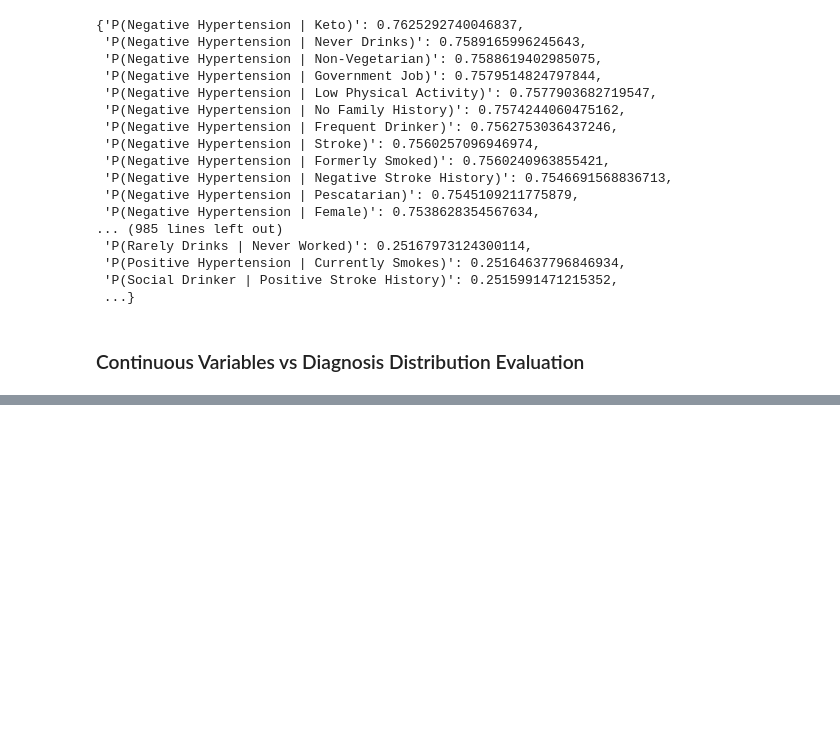
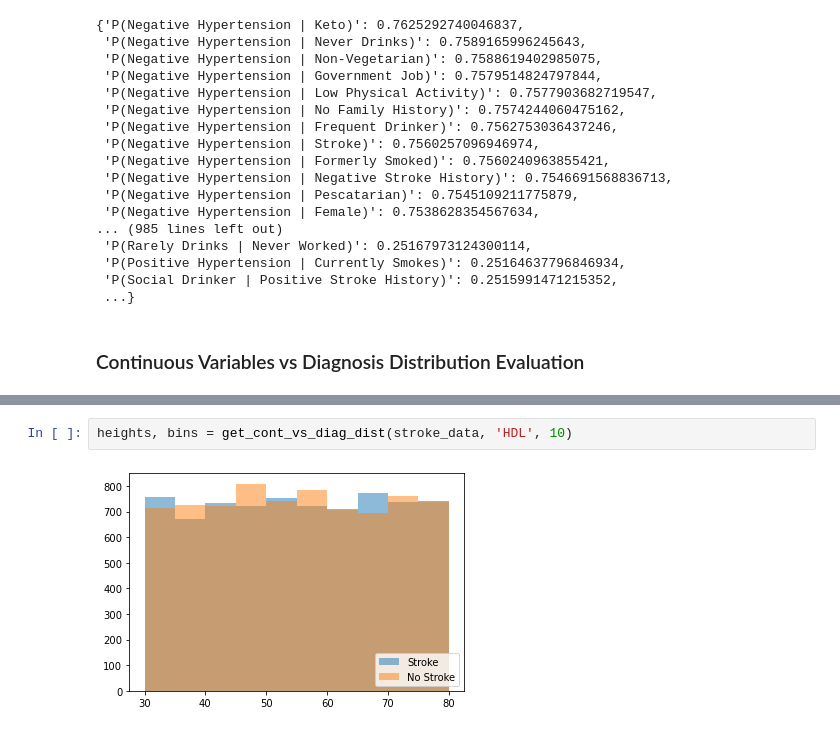
Before and after one commit to adam-stogsdill/Stroke-Prediction, a Jupyter notebook: prelim_data_analysis.ipynb, the cells around one changed output, grey strips where cells are left out. Drawn from its saved outputs; the diff is of its cells as text; blank space fills up the shorter version.

```diff
--- a/prelim_data_analysis.ipynb
+++ b/prelim_data_analysis.ipynb
@@ -179,0 +233,4 @@ probability_dict
+# %%
+heights, bins = get_cont_vs_diag_dist(stroke_data, 'HDL', 10)
+# %% [output]
+[figure, added]
```
Also changed, not shown: parts of 9 cells of this notebook.
